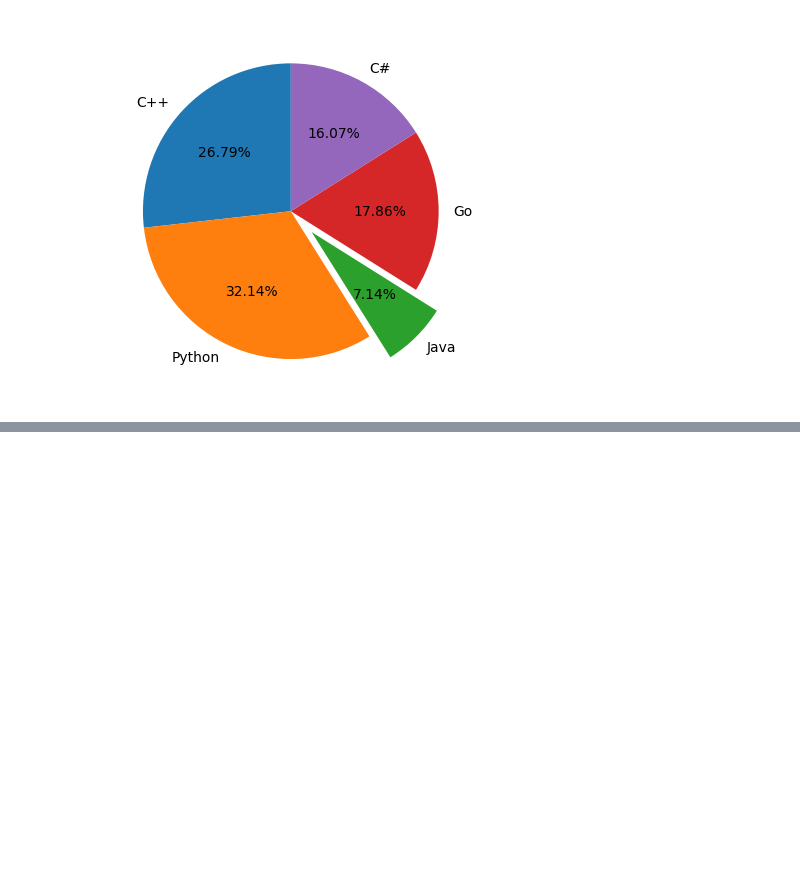
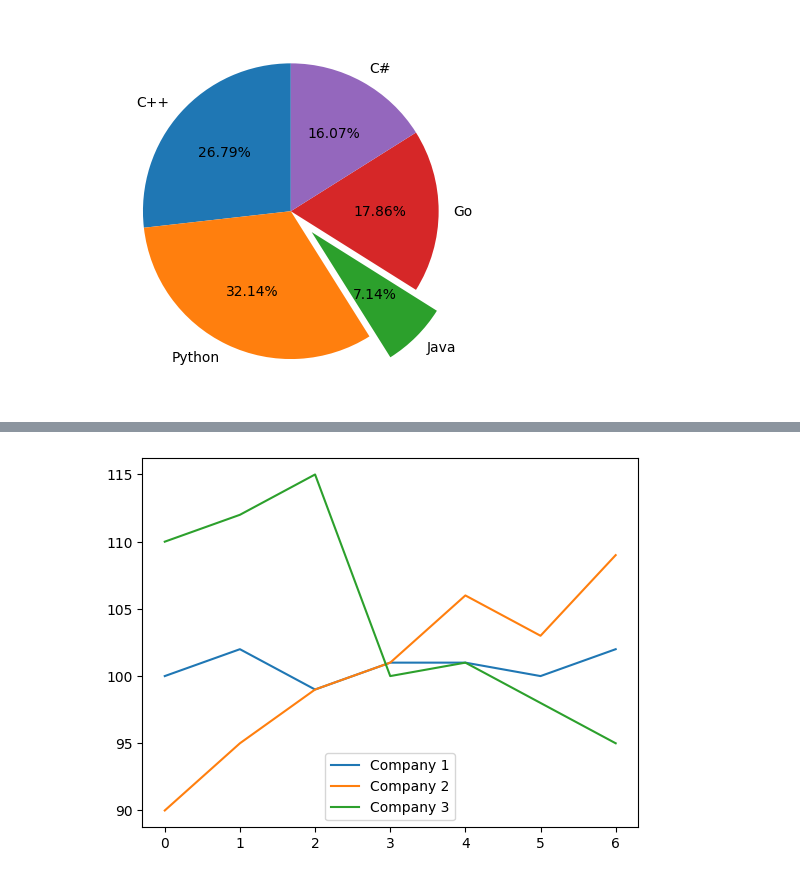
Before and after one commit to miksang0/Data_Visualization_, a Jupyter notebook: Matplotlib.ipynb, the cells around one changed output, grey strips where cells are left out. Saved outputs shown, nothing was run; the diff lists cells and outputs as text; code cells hidden in the pictures; blank space fills up the shorter version.

```diff
--- a/Matplotlib.ipynb
+++ b/Matplotlib.ipynb
@@ -39,0 +74,14 @@ plt.show()
+# %%
+stock_a = [100, 102, 99, 101, 101, 100, 102]
+stock_b = [90, 95, 99, 101, 106, 103, 109]
+stock_c = [110, 112, 115, 100, 101, 98, 95]
+
+plt.plot(stock_a, label = "Company 1")
+plt.plot(stock_b, label = "Company 2")
+plt.plot(stock_c, label = "Company 3")
+
+plt.legend(loc = "lower center")
+
+plt.show()
+# %% [output]
+[figure, added]
```
Also changed, not shown: parts of 12 cells of this notebook.
